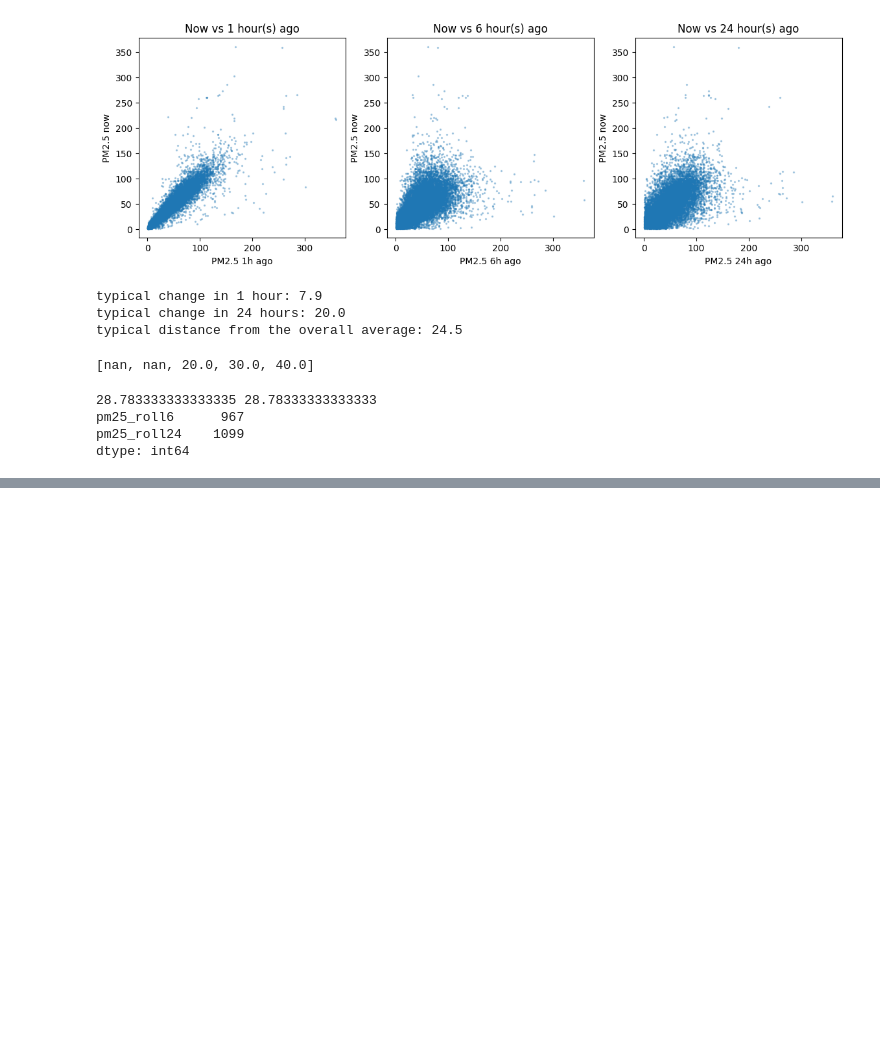
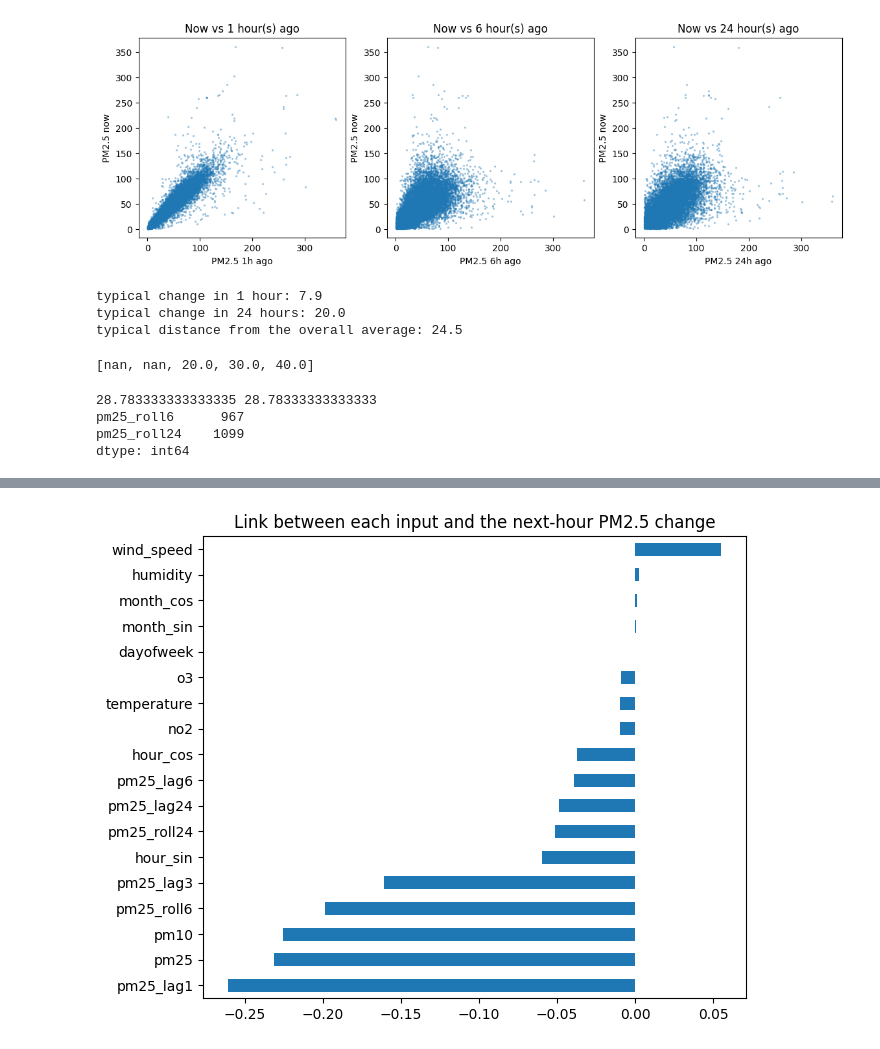
Before and after one commit to hussainmaroof98-oss/lucknow-air-quality-forecast, a Jupyter notebook: Untitled4.ipynb, the cells around one changed output, grey strips where cells are left out. Cells and saved outputs as stored; diff of their text form; code cells hidden in the pictures; blank space fills up the shorter version.

```diff
--- a/Untitled4.ipynb
+++ b/Untitled4.ipynb
@@ -495,0 +535,9 @@ dtype: int64
+# %%
+clean = data.dropna()#dropping nan values
+X = clean[feature_cols]
+y = clean["target"]
+
+X_train, X_test, y_train, y_test = train_test_split(X, y, test_size=0.2, shuffle=False)
+
+print(len(X_train), "training rows:", X_train.index.min(), "to", X_train.index.max())
+print(len(X_test), "test rows:    ", X_test.index.min(), "to", X_test.index.max())
@@ -495,0 +554,7 @@ dtype: int64
+# %%
+model_a = LinearRegression()
+model_a.fit(X_train[["pm25"]], y_train)          # learn from the older 80%
+
+pred_a = model_a.predict(X_test[["pm25"]])       # guess the newer 20%
+print("Model A error on test rows:", round(mean_absolute_error(y_test, pred_a), 1))
+print("multiplier:", round(model_a.coef_[0], 3), "| adjustment:", round(model_a.intercept_, 2))
@@ -495,0 +570,6 @@ dtype: int64
+# %%
+model_b = LinearRegression()
+model_b.fit(X_train, y_train)                 # X_train now has all 19 feature columns
+
+pred_b = model_b.predict(X_test)
+print("Model B error on test rows:", round(mean_absolute_error(y_test, pred_b), 1))
@@ -495,0 +817,12 @@ dtype: int64
+# %%
+change_train = y_train - X_train["pm25"]            # what the model learns to predict
+
+model_c = LinearRegression()
+model_c.fit(X_train, change_train)
+
+pred_c = X_test_clipped["pm25"] + model_c.predict(X_test_clipped)     # now + predicted change
+
+print("simple guess :", round((y_test - X_test["pm25"]).abs().mean(), 1))
+print("Model B clip :", round(mean_absolute_error(y_test, pred_b_clip), 1))
+print("Model C      :", round(mean_absolute_error(y_test, pred_c), 1))
+print("Model C, normal hours:", round(mean_absolute_error(y_test[keep], pred_c[keep]), 1))
@@ -495,0 +862,6 @@ dtype: int64
+# %%
+X_train.corrwith(change_train).sort_values().plot(kind="barh", figsize=(7, 6),
+    title="Link between each input and the next-hour PM2.5 change")
+plt.show()
+# %% [output]
+[figure, added]
```
Also changed, not shown: parts of 33 cells of this notebook.
